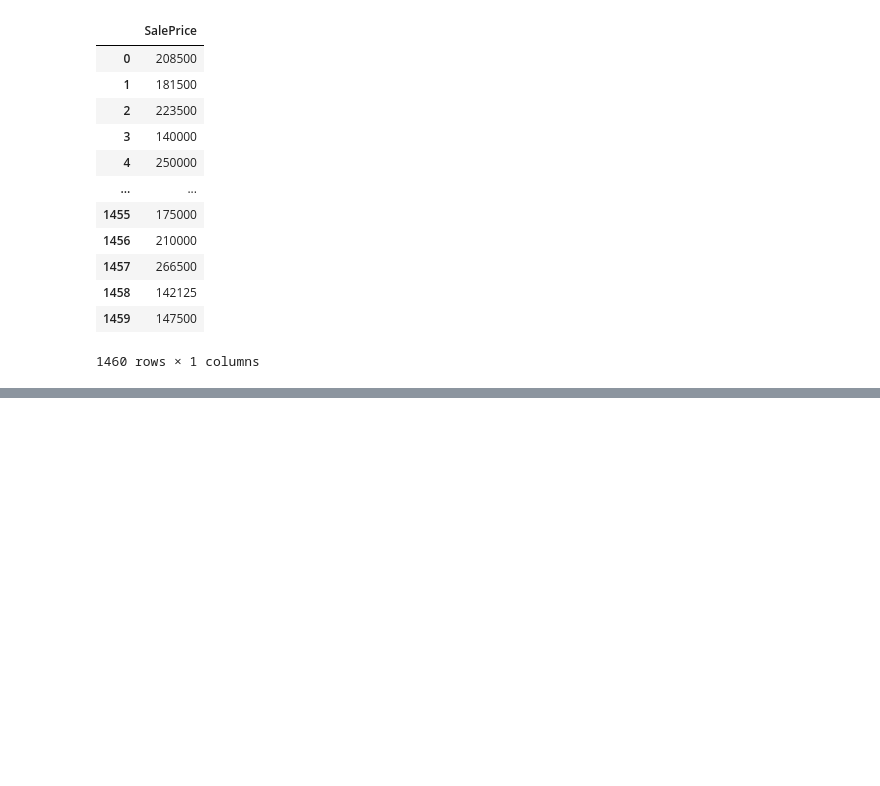
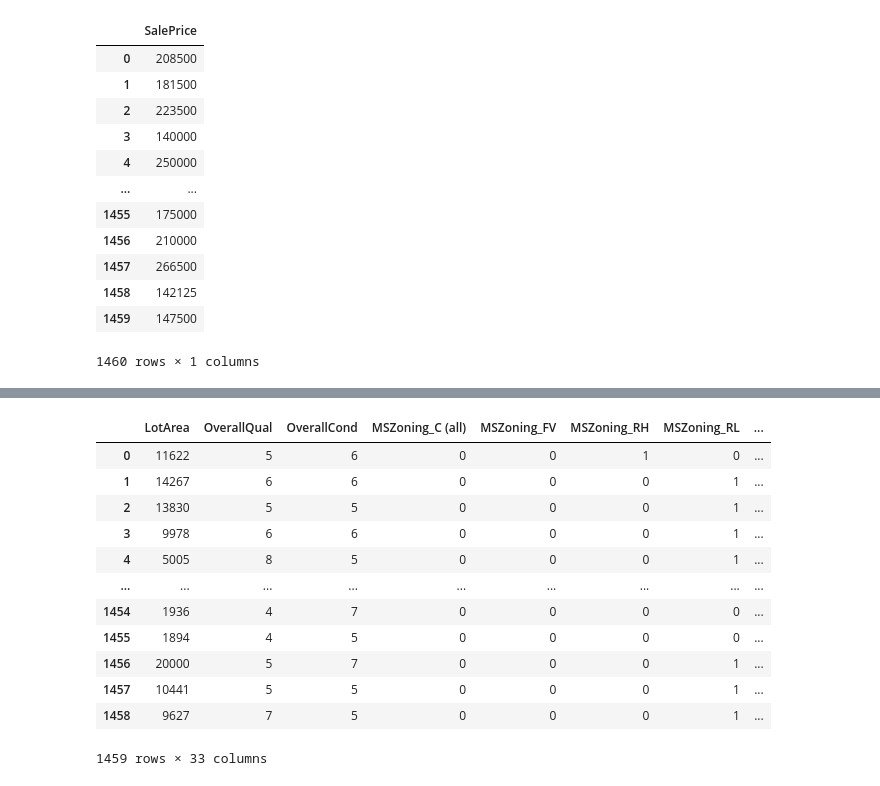
Before and after one commit to Louis-Saglio/HousePricing, a Jupyter notebook: notebooks/house_price_v0.ipynb, the cells around one changed output, grey strips where cells are left out. Saved outputs shown, nothing was run; the diff lists cells and outputs as text; code cells hidden in the pictures; blank space fills up the shorter version.

```diff
--- a/notebooks/house_price_v0.ipynb
+++ b/notebooks/house_price_v0.ipynb
@@ -112,0 +105,16 @@ Epoch 4/20
+# %%
+project.x_test
+# %% [output]
+|  | LotArea | OverallQual | OverallCond | MSZoning_C (all) | MSZoning_FV | MSZoning_RH | MSZoning_RL | ... |
+| 0 | 11622 | 5 | 6 | 0 | 0 | 1 | 0 | ... |
+| 1 | 14267 | 6 | 6 | 0 | 0 | 0 | 1 | ... |
+| 2 | 13830 | 5 | 5 | 0 | 0 | 0 | 1 | ... |
+| 3 | 9978 | 6 | 6 | 0 | 0 | 0 | 1 | ... |
+| 4 | 5005 | 8 | 5 | 0 | 0 | 0 | 1 | ... |
+| ... | ... | ... | ... | ... | ... | ... | ... | ... |
+| 1454 | 1936 | 4 | 7 | 0 | 0 | 0 | 0 | ... |
+| 1455 | 1894 | 4 | 5 | 0 | 0 | 0 | 0 | ... |
+| 1456 | 20000 | 5 | 7 | 0 | 0 | 0 | 1 | ... |
+| 1457 | 10441 | 5 | 5 | 0 | 0 | 0 | 1 | ... |
+| 1458 | 9627 | 7 | 5 | 0 | 0 | 0 | 1 | ... |
+1459 rows × 33 columns
```
Also changed, not shown: parts of 6 cells of this notebook, 1 other file.
